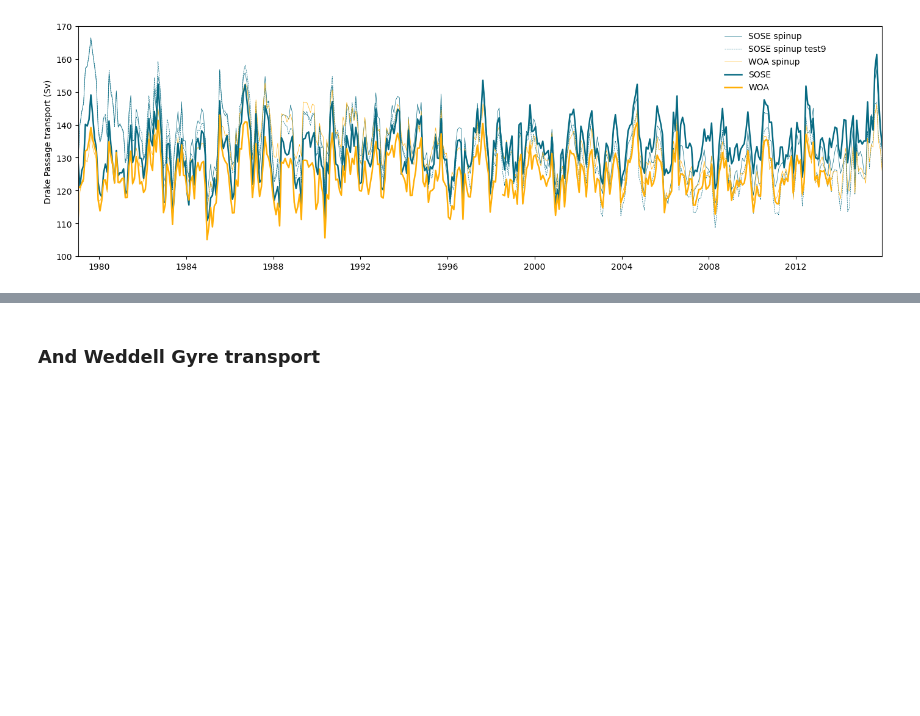
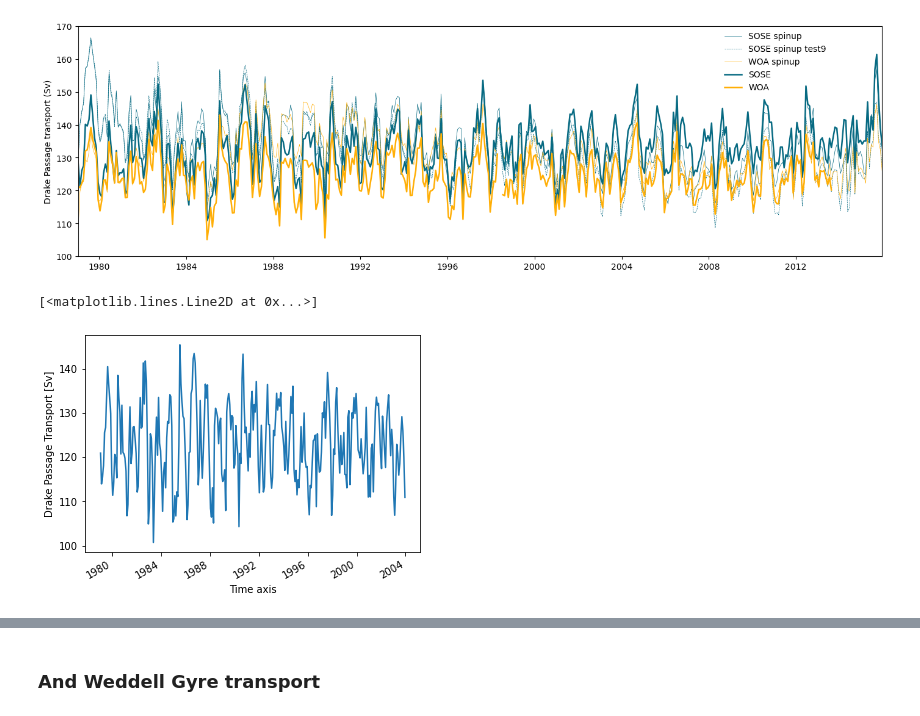
Before and after one commit to brogalla/analysis-birgal, a Jupyter notebook: nemo_config_setup/climate-experiments/drake-passage-transport.ipynb, the cells around one changed output, grey strips where cells are left out. Drawn from its saved outputs; the diff is of its cells as text; code cells hidden in the pictures; blank space fills up the shorter version.

```diff
--- a/nemo_config_setup/climate-experiments/drake-passage-transport.ipynb
+++ b/nemo_config_setup/climate-experiments/drake-passage-transport.ipynb
@@ -35,3 +35,13 @@ ax.legend(loc=(0.8, 0.7), frameon=False)
 # %% [output]
 <matplotlib.legend.Legend at 0x...>
 [figure]
+# %%
+ts10 = xr.open_dataset(f'{base_dir}output/ERA5_test10/timeseries-drake.nc').sortby('time_centered')
+ts11 = xr.open_dataset(f'{base_dir}output/ERA5_test11/timeseries-drake.nc').sortby('time_centered')
+ts12 = xr.open_dataset(f'{base_dir}output/ERA5_test12/timeseries-drake.nc').sortby('time_centered')
+ts13 = xr.open_dataset(f'{base_dir}output/ERA5_test13/timeseries-drake.nc').sortby('time_centered')
+# %%
+ts11.drake_passage_transport.plot()
+# %% [output]
+[<matplotlib.lines.Line2D at 0x...>]
+[figure, added]
```
Also changed, not shown: parts of 3 cells of this notebook.
